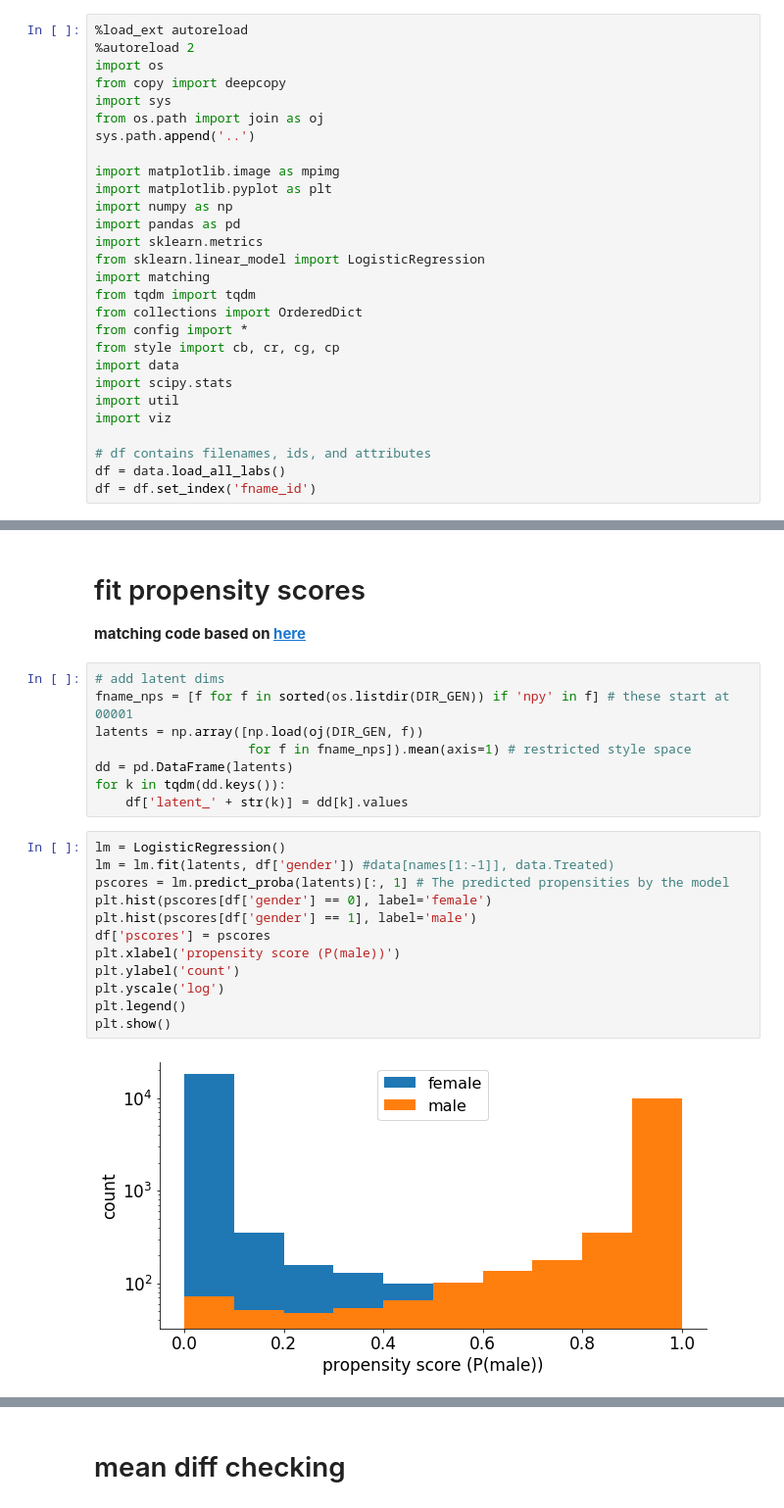
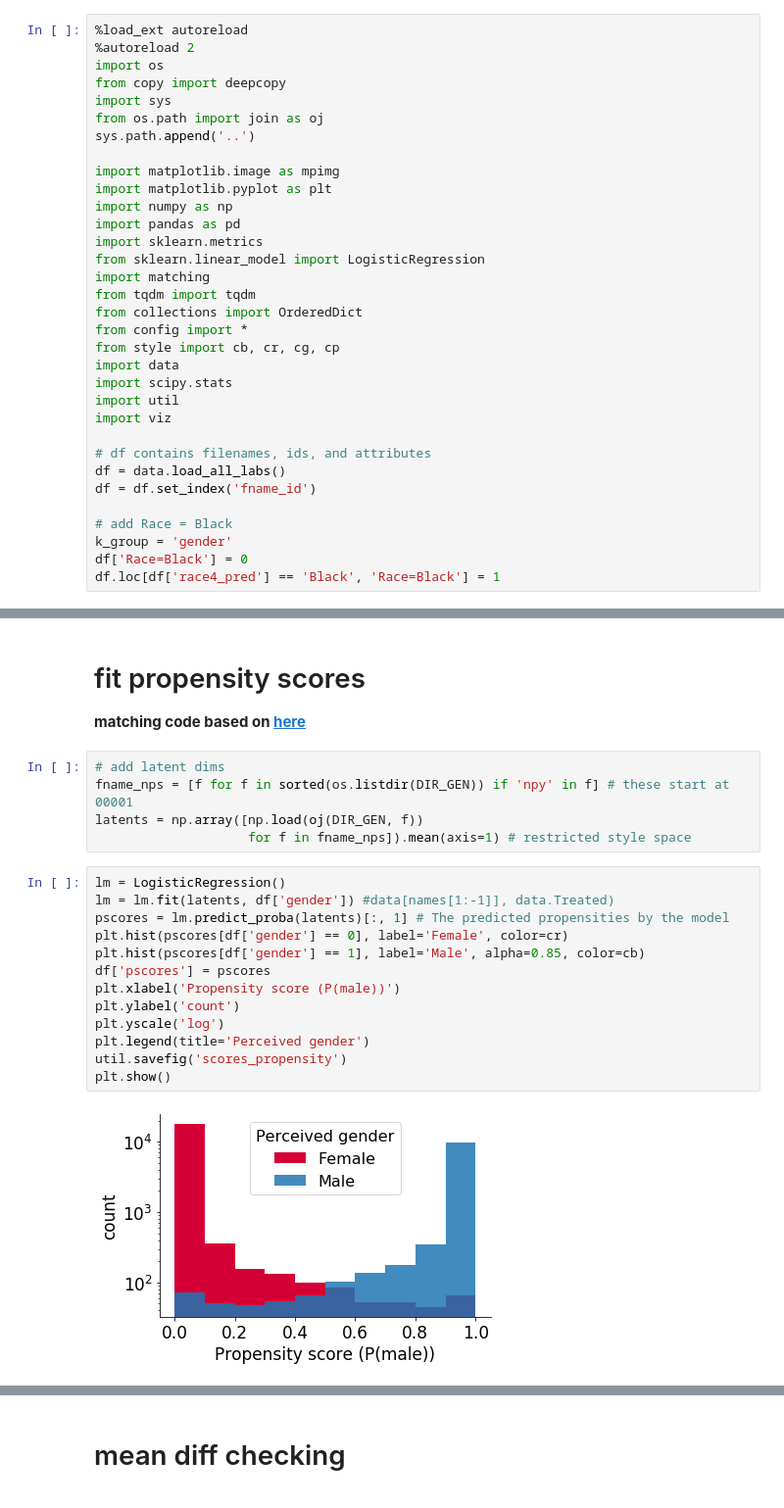
Before and after one commit to csinva/matching-with-gans, a Jupyter notebook: matching_benchmarking/06_propensity_matching.ipynb, the cells around one changed output, grey strips where cells are left out. Shown at 98% size. Drawn from its saved outputs; the diff is of its cells as text.

```diff
--- a/matching_benchmarking/06_propensity_matching.ipynb
+++ b/matching_benchmarking/06_propensity_matching.ipynb
@@ -26,6 +26,11 @@ import viz
 # df contains filenames, ids, and attributes
 df = data.load_all_labs()
 df = df.set_index('fname_id')
+
+# add Race = Black
+k_group = 'gender'
+df['Race=Black'] = 0
+df.loc[df['race4_pred'] == 'Black', 'Race=Black'] = 1
 # %% [output]
 The autoreload extension is already loaded. To reload it, use:
   %reload_ext autoreload
@@ -37,20 +42,18 @@ The autoreload extension is already loaded. To reload it, use:
 fname_nps = [f for f in sorted(os.listdir(DIR_GEN)) if 'npy' in f] # these start at 00001
 latents = np.array([np.load(oj(DIR_GEN, f))
                     for f in fname_nps]).mean(axis=1) # restricted style space
-dd = pd.DataFrame(latents)
-for k in tqdm(dd.keys()):
-    df['latent_' + str(k)] = dd[k].values
 # %%
 lm = LogisticRegression()
 lm = lm.fit(latents, df['gender']) #data[names[1:-1]], data.Treated)
 pscores = lm.predict_proba(latents)[:, 1] # The predicted propensities by the model
-plt.hist(pscores[df['gender'] == 0], label='female')
-plt.hist(pscores[df['gender'] == 1], label='male')
+plt.hist(pscores[df['gender'] == 0], label='Female', color=cr)
+plt.hist(pscores[df['gender'] == 1], label='Male', alpha=0.85, color=cb)
 df['pscores'] = pscores
-plt.xlabel('propensity score (P(male))')
+plt.xlabel('Propensity score (P(male))')
 plt.ylabel('count')
 plt.yscale('log')
-plt.legend()
+plt.legend(title='Perceived gender')
+util.savefig('scores_propensity')
 plt.show()
 # %% [output]
-[figure, old version]
+[figure, new version]
```
Also changed, not shown: parts of 12 cells of this notebook, 3 other files.
